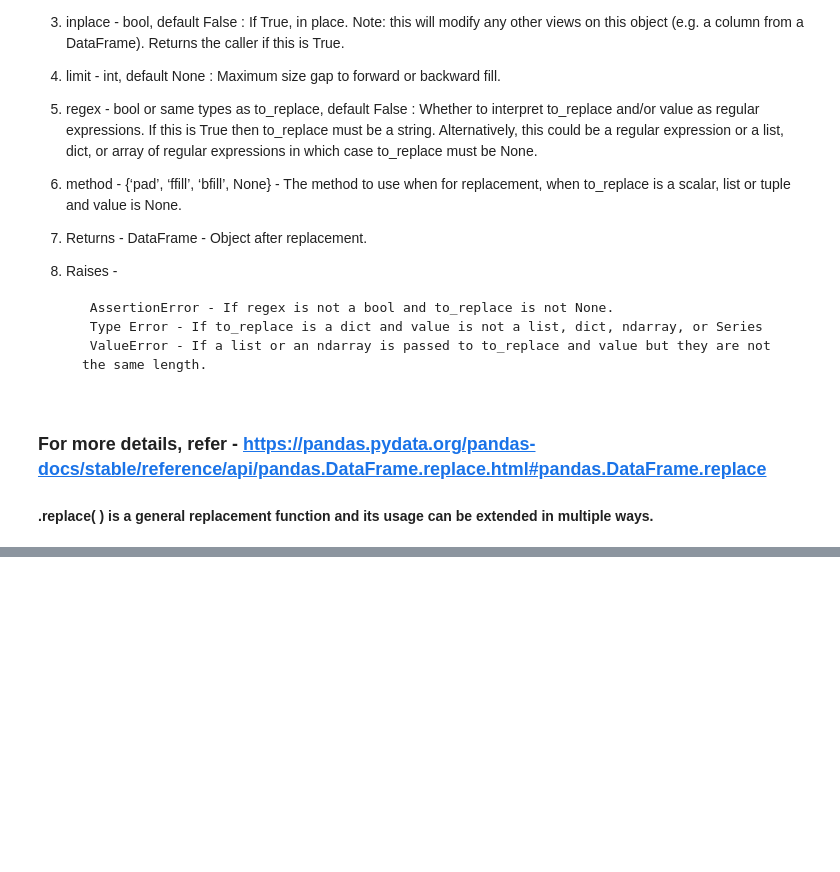
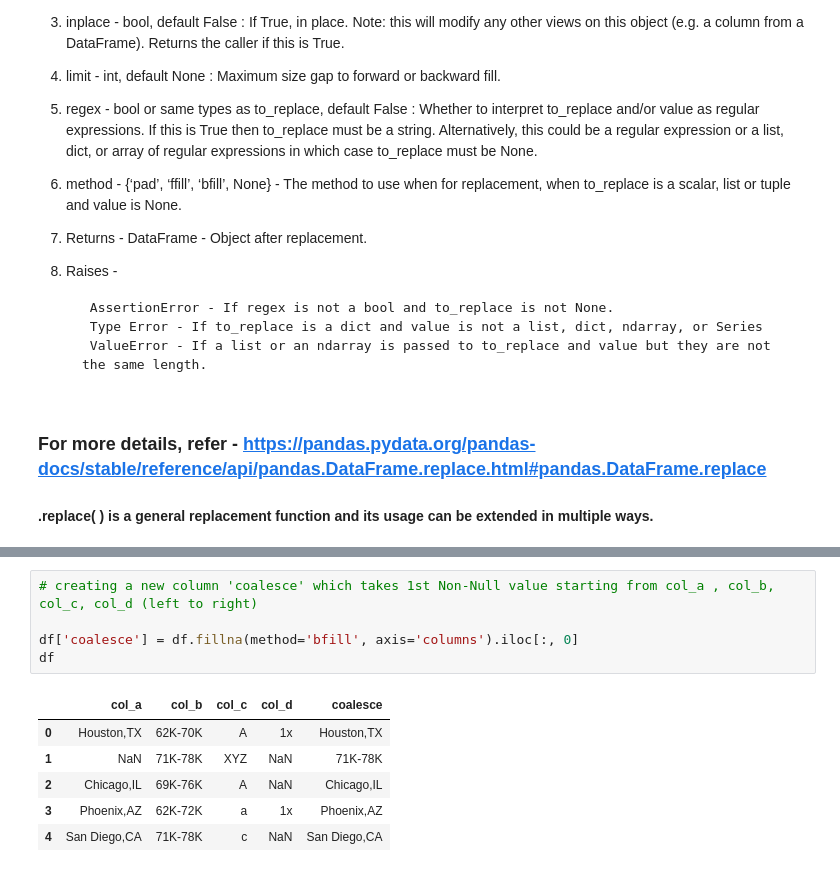
Before and after one commit to AbhishekKumar-0311/Machine-Learning-with-Python, a Jupyter notebook: Pandas/Learning_Pandas_Part_2_BasicAttributes.ipynb, the cells around one changed output, grey strips where cells are left out. Drawn from its saved outputs; the diff is of its cells as text; blank space fills up the shorter version.

```diff
--- a/Pandas/Learning_Pandas_Part_2_BasicAttributes.ipynb
+++ b/Pandas/Learning_Pandas_Part_2_BasicAttributes.ipynb
@@ -983,0 +1009,12 @@ Values of the DataFrame are replaced with other values dynamically. This differs
+# %%
+# creating a new column 'coalesce' which takes 1st Non-Null value starting from col_a , col_b, col_c, col_d (left to right)
+
+df['coalesce'] = df.fillna(method='bfill', axis='columns').iloc[:, 0]
+df
+# %% [output]
+|  | col_a | col_b | col_c | col_d | coalesce |
+| 0 | Houston,TX | 62K-70K | A | 1x | Houston,TX |
+| 1 | NaN | 71K-78K | XYZ | NaN | 71K-78K |
+| 2 | Chicago,IL | 69K-76K | A | NaN | Chicago,IL |
+| 3 | Phoenix,AZ | 62K-72K | a | 1x | Phoenix,AZ |
+| 4 | San Diego,CA | 71K-78K | c | NaN | San Diego,CA |
```
Also changed, not shown: parts of 7 cells of this notebook, 7 other files.
